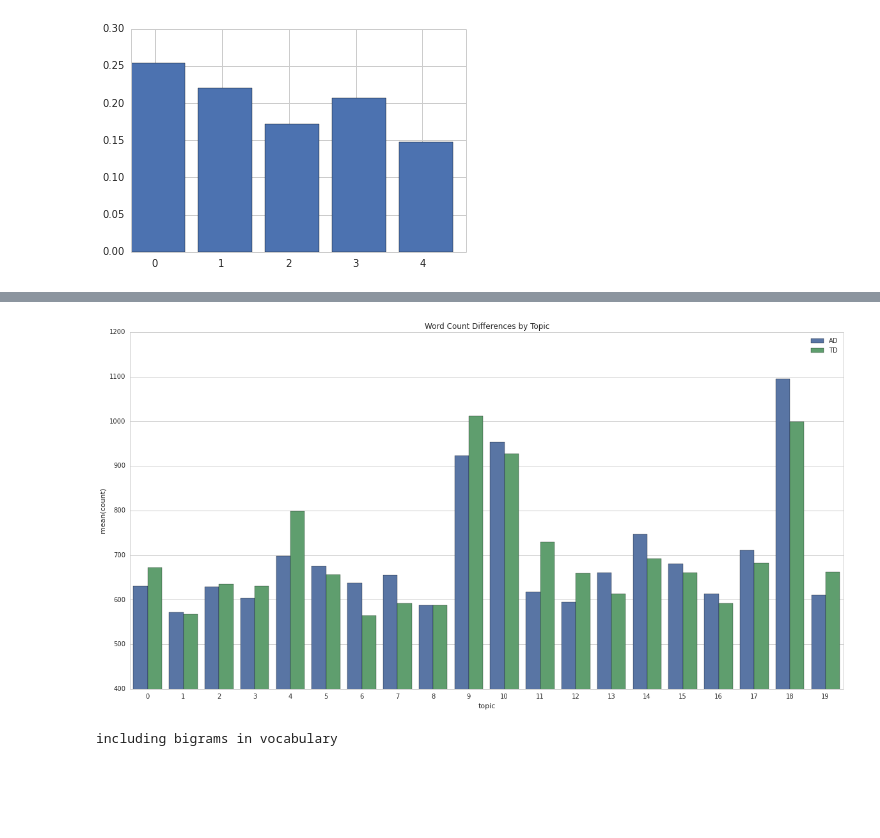
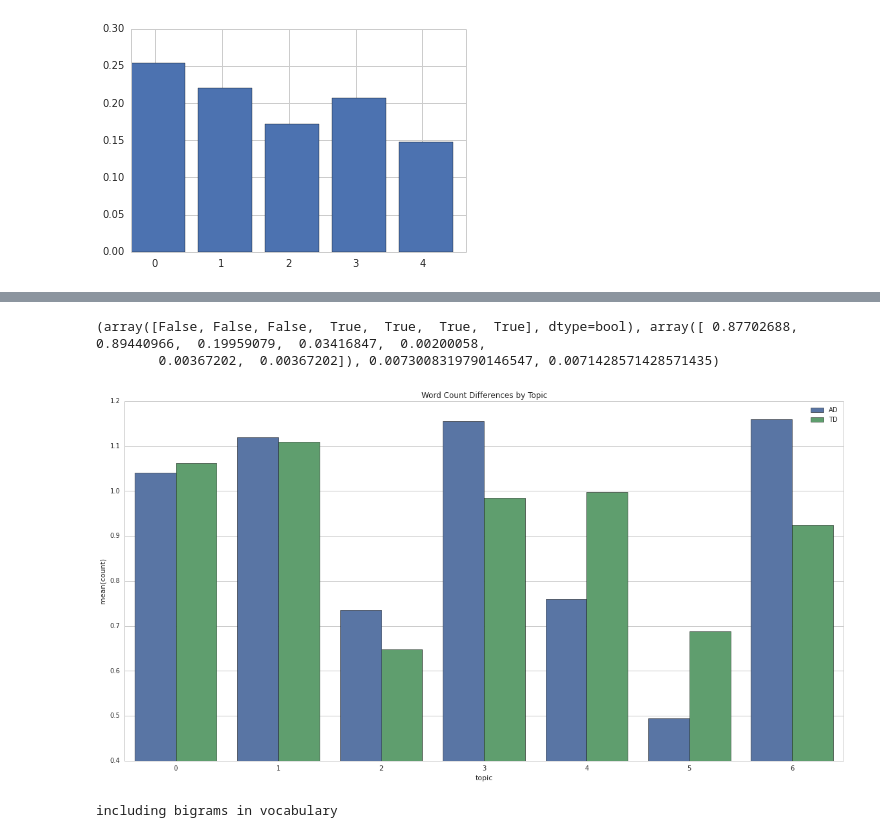
Before and after one commit to boomsbloom/media-nlp, a Jupyter notebook: topic_models.ipynb, the cells around one changed output, grey strips where cells are left out. Cells and saved outputs as stored; diff of their text form; code cells hidden in the pictures; blank space fills up the shorter version.

```diff
--- a/topic_models.ipynb
+++ b/topic_models.ipynb
@@ -138,28 +141,42 @@ texts/multiple_sites_full_2letter/NYU/both/TD_9_2.txt (top topic: 18)
 topic_nums = range(nTopics)
 
 topic_counts = {'topic':[],'group':[],'count':[]}
+
+#print melted
+
+# feats, melted = countFeatures(topics[0].tolist())
+# print melted
+
+pvals = []
 for topic in topic_nums:
-    topic_words = []
 
     feats, melted = countFeatures(topics[topic].tolist())
     topic_counts['topic'].append(topic)
     topic_counts['topic'].append(topic)
     topic_counts['group'].append('AD')
     topic_counts['group'].append('TD')
-    topic_counts['count'].append(melted[melted['group'] == 'AD']['value'].sum())
-    topic_counts['count'].append(melted[melted['group'] == 'TD']['value'].sum())
+    topic_counts['count'].append(melted[melted['group'] == 'AD']['value'].mean())
+    topic_counts['count'].append(melted[melted['group'] == 'TD']['value'].mean())
+
+    pvals.append(stats.ttest_ind(melted[melted['group'] == 'AD']['value'],melted[melted['group'] == 'TD']['value'])[1])
+
+corrected_contrasts = multicomp.multipletests(pvals, alpha=0.05,method='fdr_bh')
+print corrected_contrasts
 
 topic_count_df = pd.DataFrame.from_dict(topic_counts)
-
-sns.set_style("whitegrid")
-sns.plt.figure(figsize=(20,10))
-sns.barplot(data=topic_count_df,x='topic',y='count',hue='group')
-title = "Word Count Differences by Topic"
-plt.ylim(400,1200)
-sns.plt.title(title)
-plt.legend();
 # %% [output]
-[figure, removed]
+(array([False, False, False,  True,  True,  True,  True], dtype=bool), array([ 0.87702688,  0.89440966,  0.19959079,  0.03416847,  0.00200058,
+        0.00367202,  0.00367202]), 0.0073008319790146547, 0.0071428571428571435)
+# %%
+sns.set_style("whitegrid")
+sns.plt.figure(figsize=(20,10))
+sns.barplot(data=topic_count_df,x='topic',y='count',hue='group',linewidth=0.5)
+title = "Word Count Differences by Topic"
+plt.ylim(0.4,1.2)
+sns.plt.title(title)
+plt.legend();
+# %% [output]
+[figure, added]
 # %%
 #Topic 0: baaa_abbb aaaa_baaa bbbb_abbb baab_baaa abbb_abaa
 
```
Also changed, not shown: parts of 4 cells of this notebook, 1 other file.
